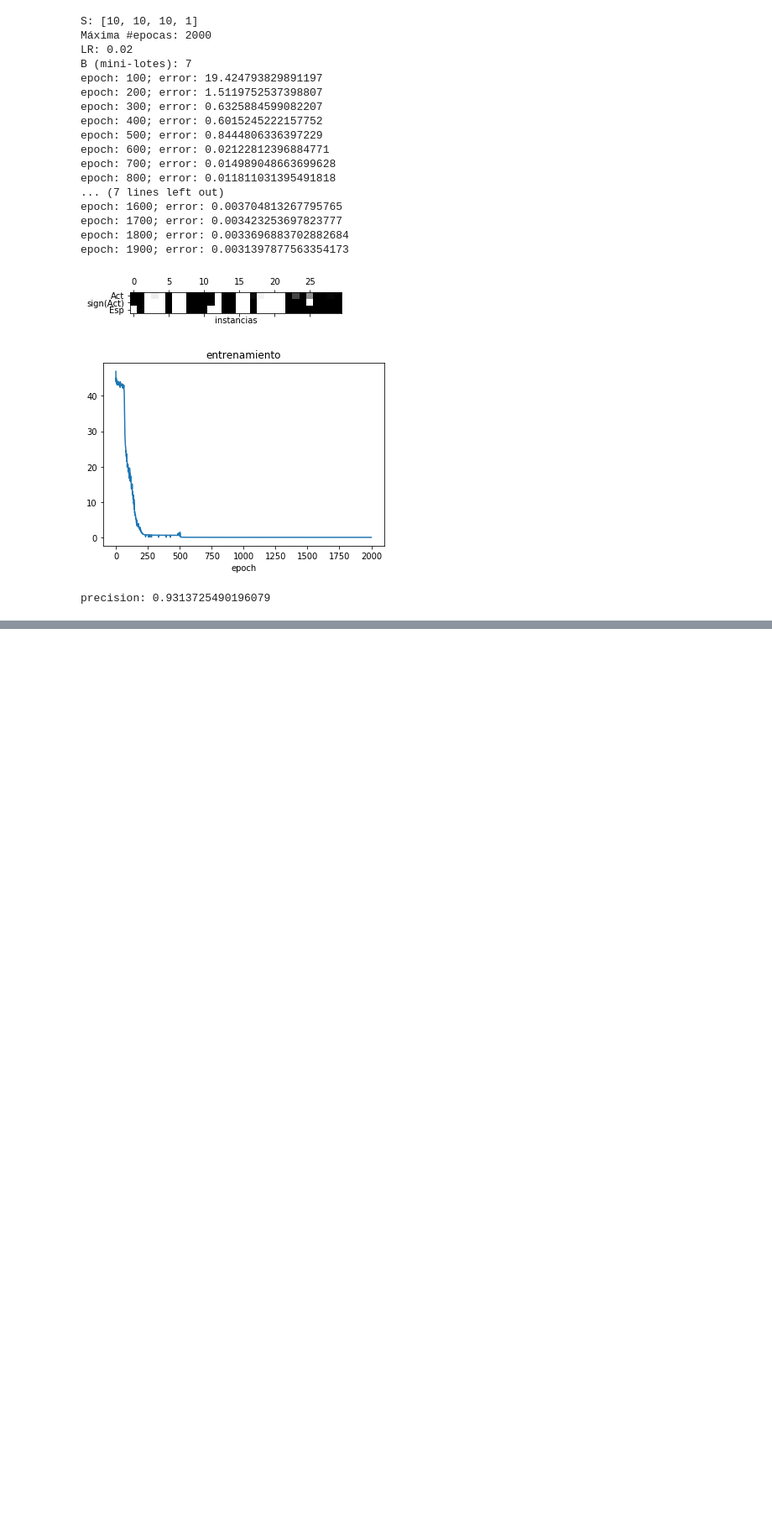
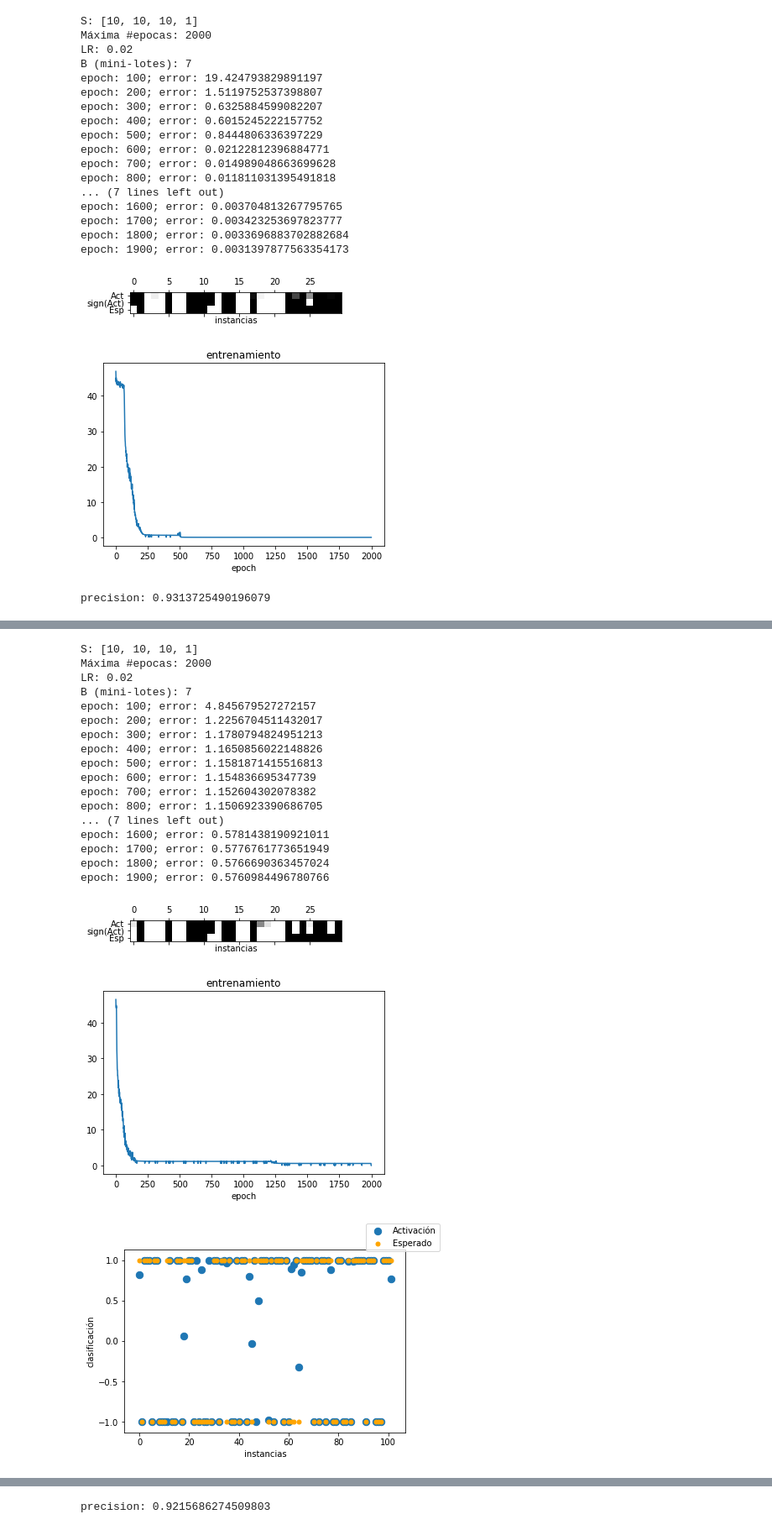
Before and after one commit to joaconafta/RedNeu-TP1, a Jupyter notebook: exp_ej1.ipynb, the cells around one changed output, grey strips where cells are left out. Shown at 84% size. Saved outputs shown, nothing was run; the diff lists cells and outputs as text; code cells hidden in the pictures; blank space fills up the shorter version.

```diff
--- a/exp_ej1.ipynb
+++ b/exp_ej1.ipynb
@@ -555,0 +589,30 @@ precision: 0.9215686274509803
+# %%
+errors = model.exp(
+    [10, 10, 10, 1],
+    2000,
+    0.02,
+    (0, 308),
+    (308, 410),
+    7
+)
+# %% [output]
+S: [10, 10, 10, 1]
+Máxima #epocas: 2000
+LR: 0.02
+B (mini-lotes): 7
+epoch: 100; error: 4.845679527272157
+epoch: 200; error: 1.2256704511432017
+epoch: 300; error: 1.1780794824951213
+epoch: 400; error: 1.1650856022148826
+epoch: 500; error: 1.1581871415516813
+epoch: 600; error: 1.154836695347739
+epoch: 700; error: 1.152604302078382
+epoch: 800; error: 1.1506923390686705
+... (7 lines left out)
+epoch: 1600; error: 0.5781438190921011
+epoch: 1700; error: 0.5776761773651949
+epoch: 1800; error: 0.5766690363457024
+epoch: 1900; error: 0.5760984496780766
+[figure, added]
+[figure, added]
+[figure, added]
@@ -555,0 +620 @@ precision: 0.9215686274509803
+precision: 0.9215686274509803
```
Also changed, not shown: parts of 4 cells of this notebook, 2 other files.
